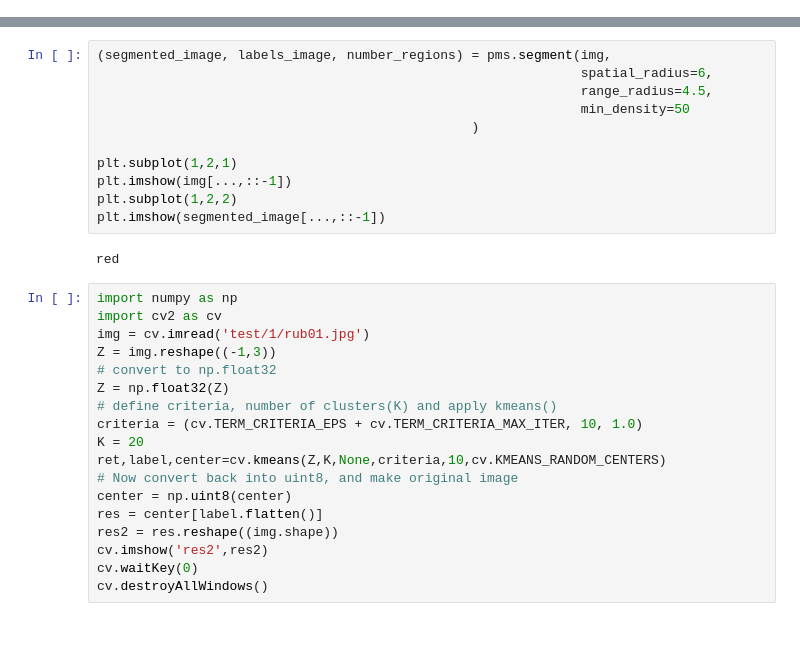
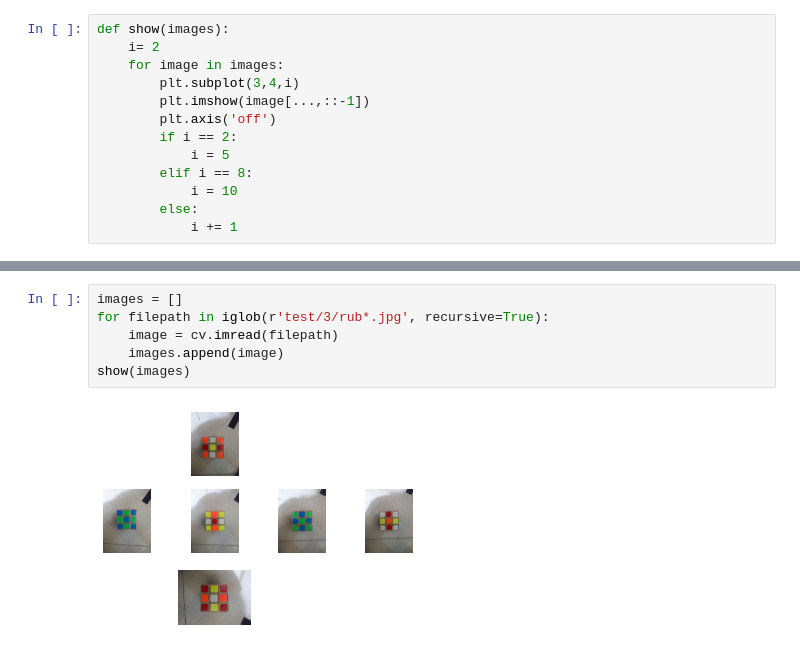
Before and after one commit to kurogo-nguyen/solve_rubik, a Jupyter notebook: 1.ipynb, the cells around one changed output, grey strips where cells are left out. Saved outputs shown, nothing was run; the diff lists cells and outputs as text.

```diff
--- a/1.ipynb
+++ b/1.ipynb
@@ -8,2 +28,15 @@ import matplotlib.pyplot as plt
+# %%
+def show(images):
+    i= 2
+    for image in images:
+        plt.subplot(3,4,i)
+        plt.imshow(image[...,::-1])
+        plt.axis('off')
+        if i == 2:
+            i = 5
+        elif i == 8:
+            i = 10
+        else:
+            i += 1
 # %%
 colors = {
@@ -100,31 +59,8 @@ ModuleNotFoundError: No module named 'pymeanshift'
-# %%
-(segmented_image, labels_image, number_regions) = pms.segment(img,
-                                                              spatial_radius=6,
-                                                              range_radius=4.5,
-                                                              min_density=50
-                                                )
-
-plt.subplot(1,2,1)
-plt.imshow(img[...,::-1])
-plt.subplot(1,2,2)
-plt.imshow(segmented_image[...,::-1])
-# %% [output]
-red
-# %%
-import numpy as np
-import cv2 as cv
-img = cv.imread('test/1/rub01.jpg')
-Z = img.reshape((-1,3))
-# convert to np.float32
-Z = np.float32(Z)
-# define criteria, number of clusters(K) and apply kmeans()
-criteria = (cv.TERM_CRITERIA_EPS + cv.TERM_CRITERIA_MAX_ITER, 10, 1.0)
-K = 20
-ret,label,center=cv.kmeans(Z,K,None,criteria,10,cv.KMEANS_RANDOM_CENTERS)
-# Now convert back into uint8, and make original image
-center = np.uint8(center)
-res = center[label.flatten()]
-res2 = res.reshape((img.shape))
-cv.imshow('res2',res2)
-cv.waitKey(0)
-cv.destroyAllWindows()
+# %%
+images = []
+for filepath in iglob(r'test/3/rub*.jpg', recursive=True):
+    image = cv.imread(filepath)
+    images.append(image)
+show(images)
+# %% [output]
+[figure, added]
```
Also changed, not shown: parts of 21 cells of this notebook.
